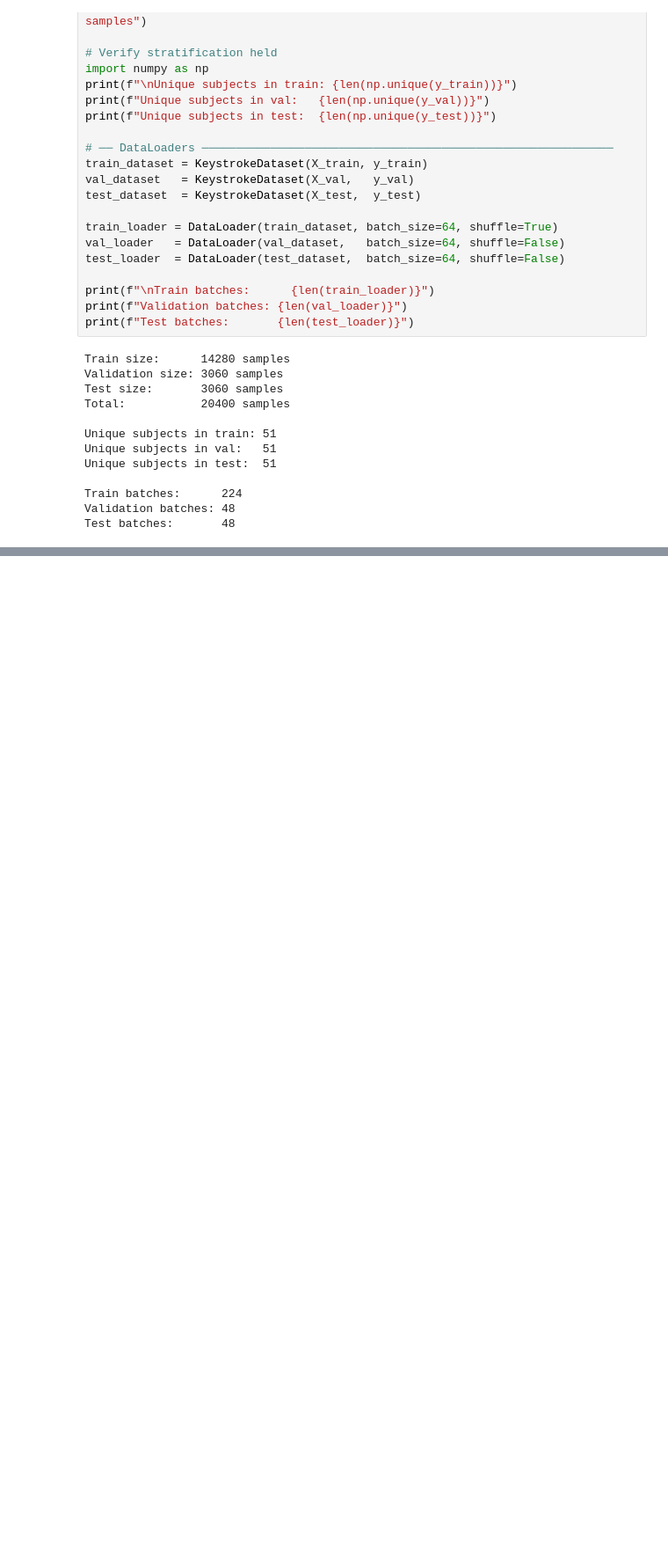
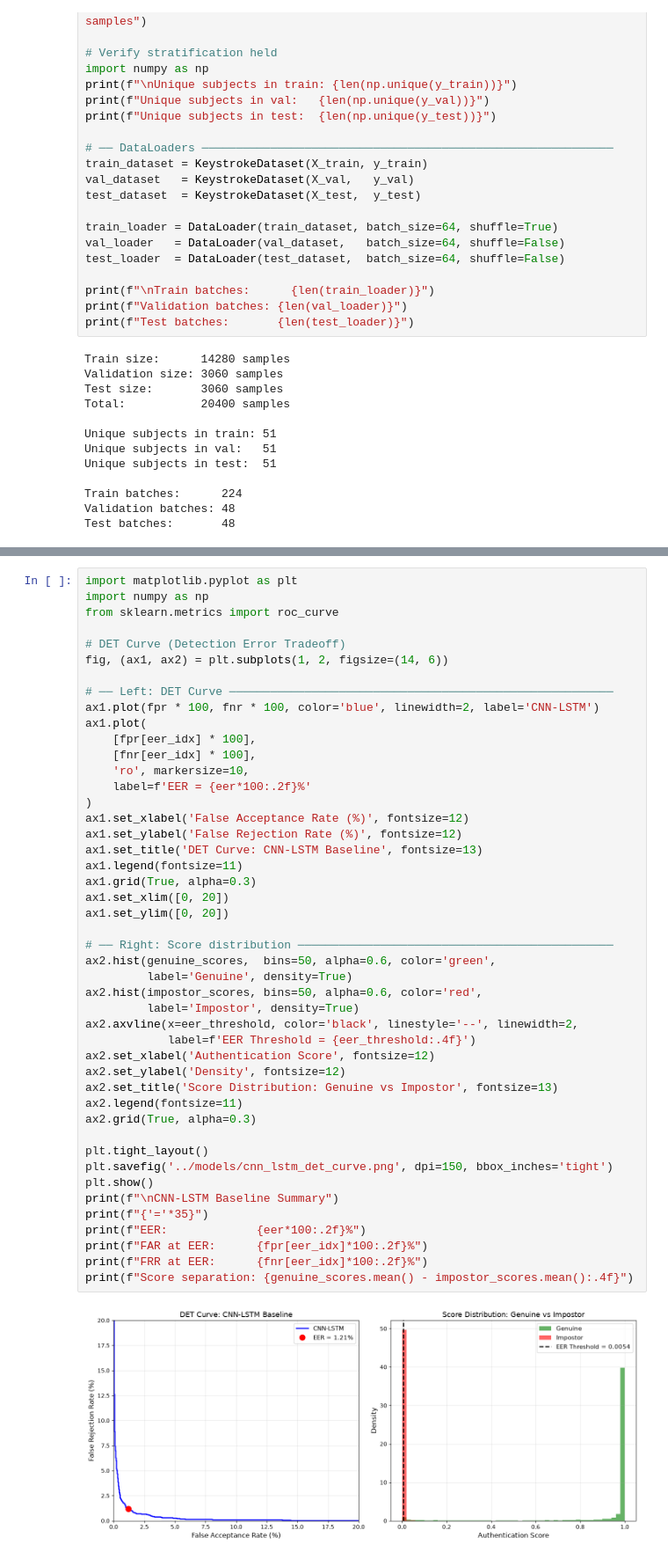
Before and after one commit to Ransomas/behavioral-auth-bte, a Jupyter notebook: notebooks/02_cnn_lstm_baseline.ipynb, the cells around one changed output, grey strips where cells are left out. Shown at 88% size. Drawn from its saved outputs; the diff is of its cells as text; blank space fills up the shorter version.

Commit message:
Add CNN-LSTM evaluation: DET curve, score distribution, EER 1.21%

```diff
--- a/notebooks/02_cnn_lstm_baseline.ipynb
+++ b/notebooks/02_cnn_lstm_baseline.ipynb
@@ -489,0 +534,48 @@ print(f"Score separation:        {genuine_scores.mean() - impostor_scores.mean()
+# %%
+import matplotlib.pyplot as plt
+import numpy as np
+from sklearn.metrics import roc_curve
+
+# DET Curve (Detection Error Tradeoff)
+fig, (ax1, ax2) = plt.subplots(1, 2, figsize=(14, 6))
+
+# ── Left: DET Curve ────────────────────────────────────────────────────────
+ax1.plot(fpr * 100, fnr * 100, color='blue', linewidth=2, label='CNN-LSTM')
+ax1.plot(
+    [fpr[eer_idx] * 100],
+    [fnr[eer_idx] * 100],
+    'ro', markersize=10,
+    label=f'EER = {eer*100:.2f}%'
+)
+ax1.set_xlabel('False Acceptance Rate (%)', fontsize=12)
+ax1.set_ylabel('False Rejection Rate (%)', fontsize=12)
+ax1.set_title('DET Curve: CNN-LSTM Baseline', fontsize=13)
+ax1.legend(fontsize=11)
+ax1.grid(True, alpha=0.3)
+ax1.set_xlim([0, 20])
+ax1.set_ylim([0, 20])
+
+# ── Right: Score distribution ──────────────────────────────────────────────
+ax2.hist(genuine_scores,  bins=50, alpha=0.6, color='green',
+         label='Genuine', density=True)
+ax2.hist(impostor_scores, bins=50, alpha=0.6, color='red',
+         label='Impostor', density=True)
+ax2.axvline(x=eer_threshold, color='black', linestyle='--', linewidth=2,
+            label=f'EER Threshold = {eer_threshold:.4f}')
+ax2.set_xlabel('Authentication Score', fontsize=12)
+ax2.set_ylabel('Density', fontsize=12)
+ax2.set_title('Score Distribution: Genuine vs Impostor', fontsize=13)
+ax2.legend(fontsize=11)
+ax2.grid(True, alpha=0.3)
+
+plt.tight_layout()
+plt.savefig('../models/cnn_lstm_det_curve.png', dpi=150, bbox_inches='tight')
+plt.show()
+print(f"\nCNN-LSTM Baseline Summary")
+print(f"{'='*35}")
+print(f"EER:             {eer*100:.2f}%")
+print(f"FAR at EER:      {fpr[eer_idx]*100:.2f}%")
+print(f"FRR at EER:      {fnr[eer_idx]*100:.2f}%")
+print(f"Score separation: {genuine_scores.mean() - impostor_scores.mean():.4f}")
+# %% [output]
+[figure, added]
```
Also changed, not shown: parts of 6 cells of this notebook, 1 other file.
